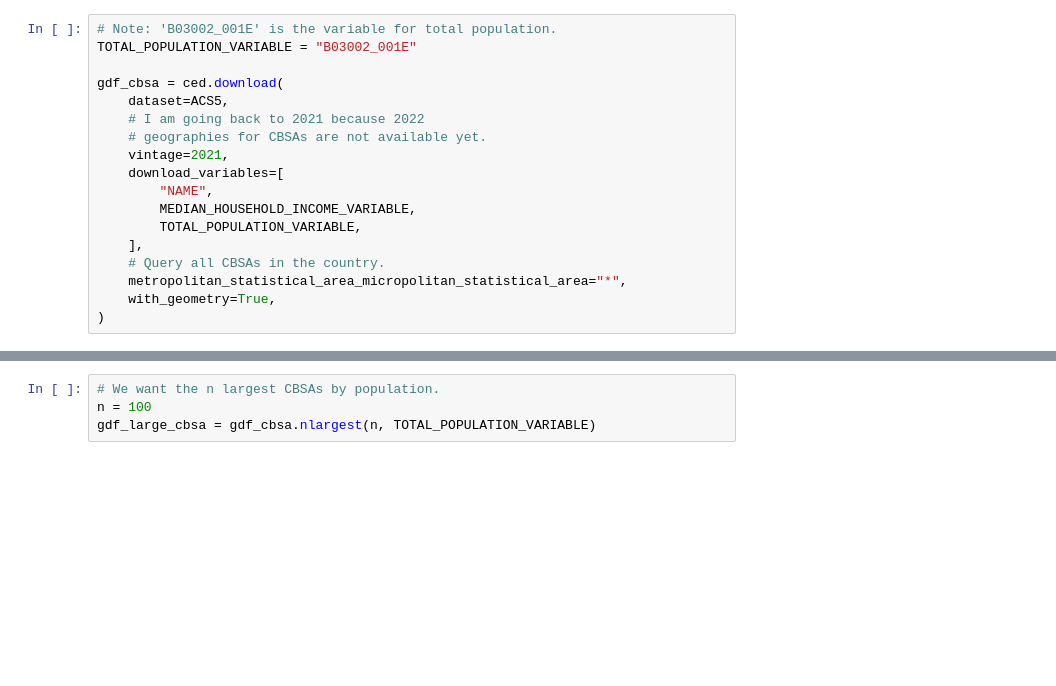
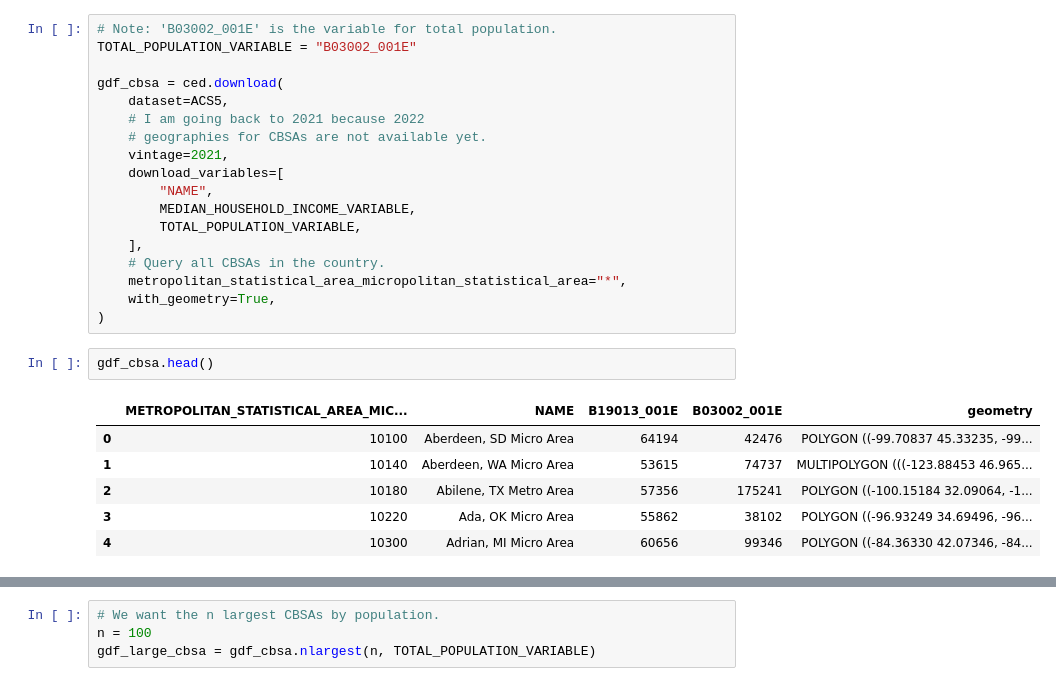
Before and after one commit to censusdis/censusdis-tutorial-2024, a Jupyter notebook: Lessons/Lesson 2 Maps.ipynb, the cells around one changed output, grey strips where cells are left out. Saved outputs shown, nothing was run; the diff lists cells and outputs as text; blank space fills up the shorter version.

Commit message:
Show multi-variable data frame to make things more clear.

```diff
--- a/Lessons/Lesson 2 Maps.ipynb
+++ b/Lessons/Lesson 2 Maps.ipynb
@@ -413,3 +413,12 @@ gdf_cbsa = ced.download(
     metropolitan_statistical_area_micropolitan_statistical_area="*",
     with_geometry=True,
 )
+# %%
+gdf_cbsa.head()
+# %% [output]
+|  | METROPOLITAN_STATISTICAL_AREA_MIC... | NAME | B19013_001E | B03002_001E | geometry |
+| 0 | 10100 | Aberdeen, SD Micro Area | 64194 | 42476 | POLYGON ((-99.70837 45.33235, -99... |
+| 1 | 10140 | Aberdeen, WA Micro Area | 53615 | 74737 | MULTIPOLYGON (((-123.88453 46.965... |
+| 2 | 10180 | Abilene, TX Metro Area | 57356 | 175241 | POLYGON ((-100.15184 32.09064, -1... |
+| 3 | 10220 | Ada, OK Micro Area | 55862 | 38102 | POLYGON ((-96.93249 34.69496, -96... |
+| 4 | 10300 | Adrian, MI Micro Area | 60656 | 99346 | POLYGON ((-84.36330 42.07346, -84... |
```
Also changed, not shown: parts of 2 cells of this notebook.
